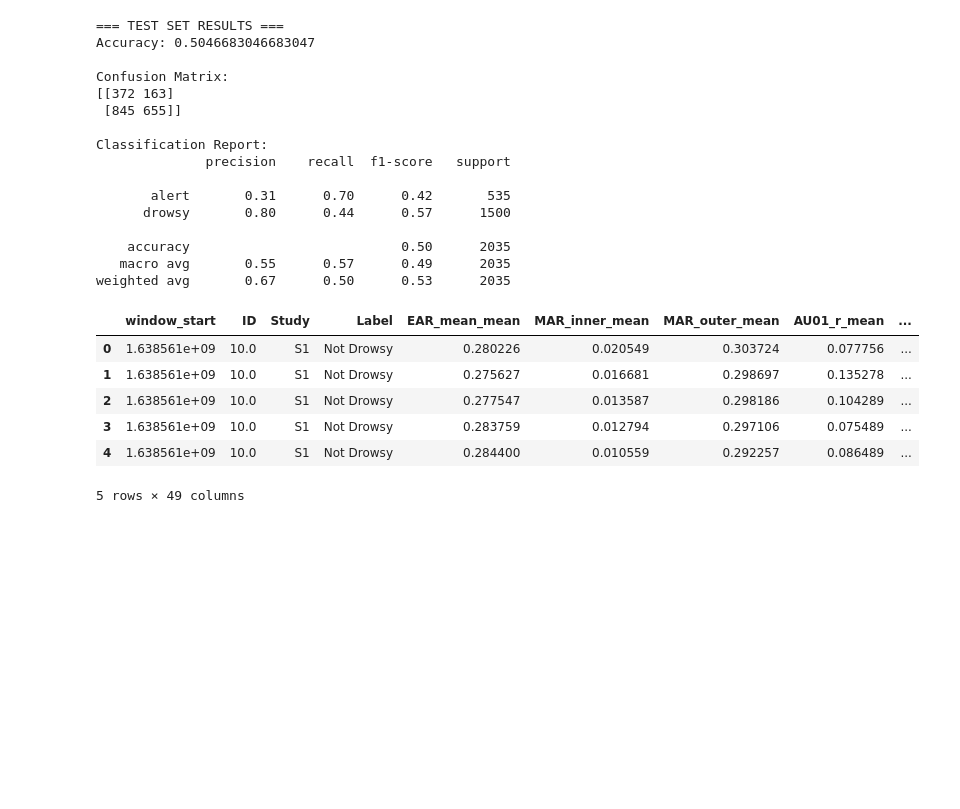
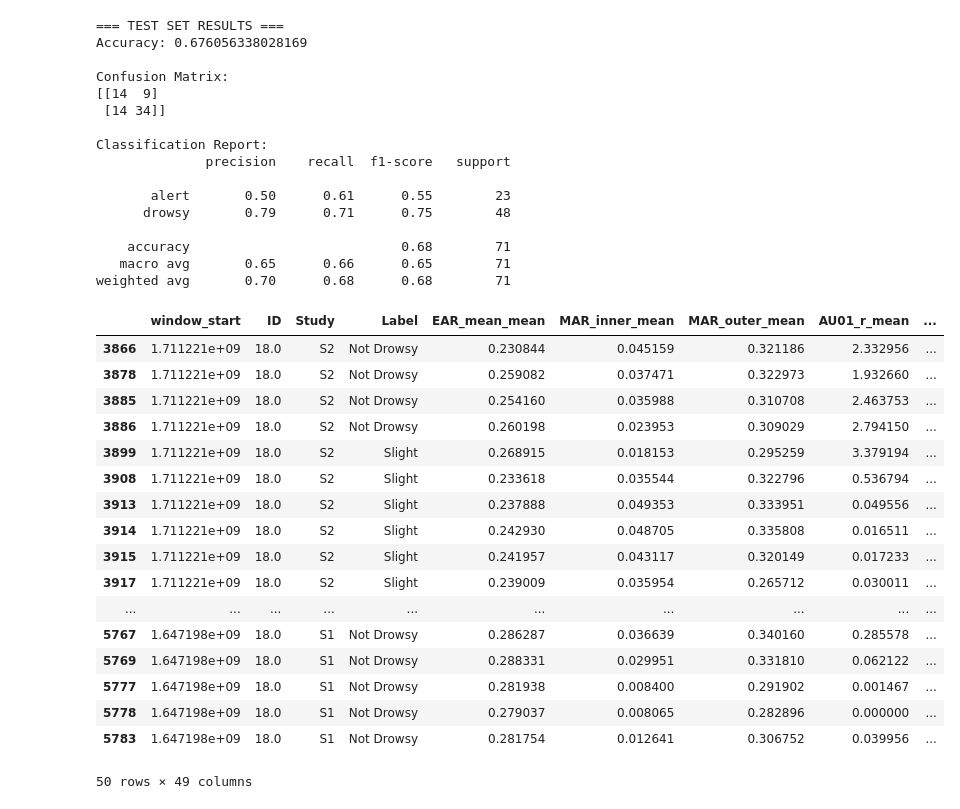
Before and after one commit to aaryan-nagpal1/Thesis, a Jupyter notebook: GMM.ipynb, the cells around one changed output. Saved outputs shown, nothing was run; the diff lists cells and outputs as text; code cells hidden in the pictures; blank space fills up the shorter version.

Commit message:
gmm tests

```diff
--- a/GMM.ipynb
+++ b/GMM.ipynb
@@ -11,9 +11,22 @@ from sklearn.metrics import accuracy_score, confusion_matrix, classification_rep
 train_path = "Classification_Combined_Data/S1_S2_train_data.csv"
 test_path  = "Classification_Combined_Data/S1_S2_test_data.csv"
 
-df_train = pd.read_csv(train_path)
-df_test  = pd.read_csv(test_path)
+df_train1 = pd.read_csv(train_path)
+#df_test  = pd.read_csv(test_path)
 
+# train only on ID = 5.0 fist 80%
+df_train = df_train1[df_train1["ID"] == 18.0].sample(frac=0.8, random_state=42)
+#test is last 20% of train
+df_test = df_train1[df_train1["ID"] == 18.0].drop(df_train.index)
+
+# # train only on ID = 5.0 fist 80%
+# df_train = df_train1[df_train1["ID"] == 11.0].sample(frac=0.8, random_state=42)
+# #test is last 20% of train
+# df_test = df_train1[df_train1["ID"] == 11.0].drop(df_train.index)
+
+#for both train and test, only rows where labsl is Not Drowsy or Slight
+df_train = df_train[df_train["Label"].isin(["Not Drowsy", "Slight"])]
+df_test = df_test[df_test["Label"].isin(["Not Drowsy", "Slight"])]
 # -----------------------------------------------------------
 # 2. Apply label mapping to both
 # -----------------------------------------------------------
@@ -86,48 +99,62 @@ test_preds = cluster_to_label(test_clusters)
 # -----------------------------------------------------------
 # 10. Evaluate TEST accuracy
 # -----------------------------------------------------------
 print("=== TEST SET RESULTS ===")
 print("Accuracy:", accuracy_score(y_test, test_preds))
 print("\nConfusion Matrix:")
 print(confusion_matrix(y_test, test_preds))
 print("\nClassification Report:")
 print(classification_report(y_test, test_preds, target_names=label_encoder.classes_))
 
 # -----------------------------------------------------------
 # 11. Posterior probabilities on TEST set
 # -----------------------------------------------------------
+epsilon = 0.005 # to avoid exact 0 or 1 probabilities
 probs_test = gmm.predict_proba(X_test_scaled)
+# probs_test = np.clip(probs_test, epsilon, 1 - epsilon)
+# probs_test = gmm.predict_proba(X_test_scaled)
 
 df_test["GMM_prob_alert"] = probs_test[:, 0]
 df_test["GMM_prob_drowsy"] = probs_test[:, 1]
 df_test["GMM_pred_cluster"] = test_clusters
 df_test["GMM_pred_label"] = label_encoder.inverse_transform(test_preds)
 
-df_test.head()
+df_test.head(n=50)
 # %% [output]
 === TEST SET RESULTS ===
-Accuracy: 0.5046683046683047
+Accuracy: 0.676056338028169
 
 Confusion Matrix:
-[[372 163]
- [845 655]]
+[[14  9]
+ [14 34]]
 
 Classification Report:
               precision    recall  f1-score   support
 
-       alert       0.31      0.70      0.42       535
-      drowsy       0.80      0.44      0.57      1500
+       alert       0.50      0.61      0.55        23
+      drowsy       0.79      0.71      0.75        48
 
-    accuracy                           0.50      2035
-   macro avg       0.55      0.57      0.49      2035
-weighted avg       0.67      0.50      0.53      2035
+    accuracy                           0.68        71
+   macro avg       0.65      0.66      0.65        71
+weighted avg       0.70      0.68      0.68        71
 |  | window_start | ID | Study | Label | EAR_mean_mean | MAR_inner_mean | MAR_outer_mean | AU01_r_mean | ... |
-| 0 | 1.638561e+09 | 10.0 | S1 | Not Drowsy | 0.280226 | 0.020549 | 0.303724 | 0.077756 | ... |
-| 1 | 1.638561e+09 | 10.0 | S1 | Not Drowsy | 0.275627 | 0.016681 | 0.298697 | 0.135278 | ... |
-| 2 | 1.638561e+09 | 10.0 | S1 | Not Drowsy | 0.277547 | 0.013587 | 0.298186 | 0.104289 | ... |
-| 3 | 1.638561e+09 | 10.0 | S1 | Not Drowsy | 0.283759 | 0.012794 | 0.297106 | 0.075489 | ... |
-| 4 | 1.638561e+09 | 10.0 | S1 | Not Drowsy | 0.284400 | 0.010559 | 0.292257 | 0.086489 | ... |
+| 3866 | 1.711221e+09 | 18.0 | S2 | Not Drowsy | 0.230844 | 0.045159 | 0.321186 | 2.332956 | ... |
+| 3878 | 1.711221e+09 | 18.0 | S2 | Not Drowsy | 0.259082 | 0.037471 | 0.322973 | 1.932660 | ... |
+| 3885 | 1.711221e+09 | 18.0 | S2 | Not Drowsy | 0.254160 | 0.035988 | 0.310708 | 2.463753 | ... |
+| 3886 | 1.711221e+09 | 18.0 | S2 | Not Drowsy | 0.260198 | 0.023953 | 0.309029 | 2.794150 | ... |
+| 3899 | 1.711221e+09 | 18.0 | S2 | Slight | 0.268915 | 0.018153 | 0.295259 | 3.379194 | ... |
+| 3908 | 1.711221e+09 | 18.0 | S2 | Slight | 0.233618 | 0.035544 | 0.322796 | 0.536794 | ... |
+| 3913 | 1.711221e+09 | 18.0 | S2 | Slight | 0.237888 | 0.049353 | 0.333951 | 0.049556 | ... |
+| 3914 | 1.711221e+09 | 18.0 | S2 | Slight | 0.242930 | 0.048705 | 0.335808 | 0.016511 | ... |
+| 3915 | 1.711221e+09 | 18.0 | S2 | Slight | 0.241957 | 0.043117 | 0.320149 | 0.017233 | ... |
+| 3917 | 1.711221e+09 | 18.0 | S2 | Slight | 0.239009 | 0.035954 | 0.265712 | 0.030011 | ... |
+| ... | ... | ... | ... | ... | ... | ... | ... | ... | ... |
+| 5767 | 1.647198e+09 | 18.0 | S1 | Not Drowsy | 0.286287 | 0.036639 | 0.340160 | 0.285578 | ... |
+| 5769 | 1.647198e+09 | 18.0 | S1 | Not Drowsy | 0.288331 | 0.029951 | 0.331810 | 0.062122 | ... |
+| 5777 | 1.647198e+09 | 18.0 | S1 | Not Drowsy | 0.281938 | 0.008400 | 0.291902 | 0.001467 | ... |
+| 5778 | 1.647198e+09 | 18.0 | S1 | Not Drowsy | 0.279037 | 0.008065 | 0.282896 | 0.000000 | ... |
+| 5783 | 1.647198e+09 | 18.0 | S1 | Not Drowsy | 0.281754 | 0.012641 | 0.306752 | 0.039956 | ... |
-5 rows × 49 columns
+50 rows × 49 columns
 # %%
 import pandas as pd
 import numpy as np
```
Also changed, not shown: parts of 1 cell of this notebook.
